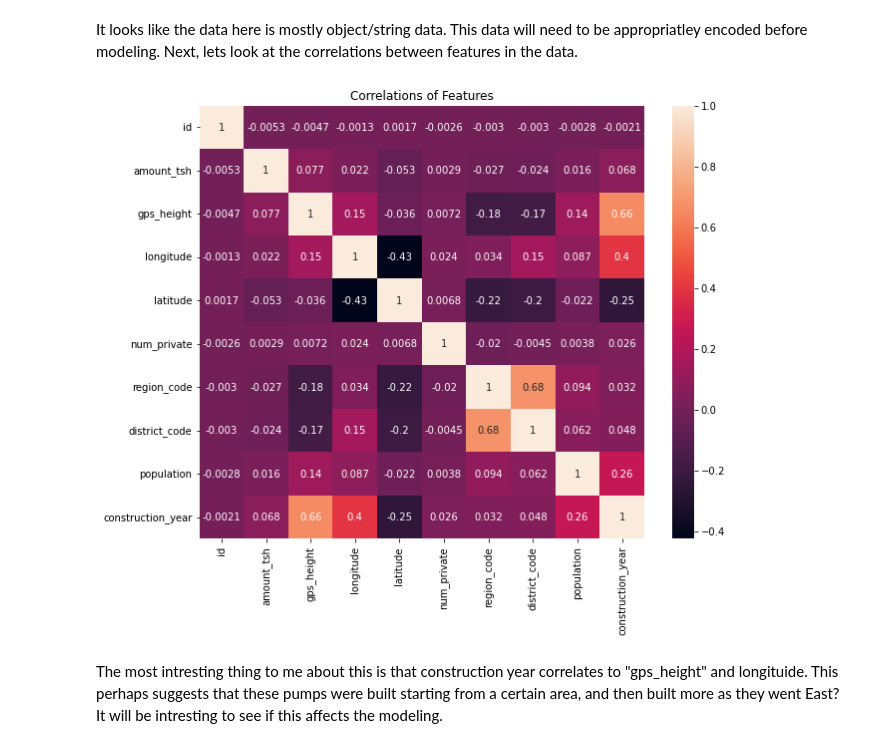
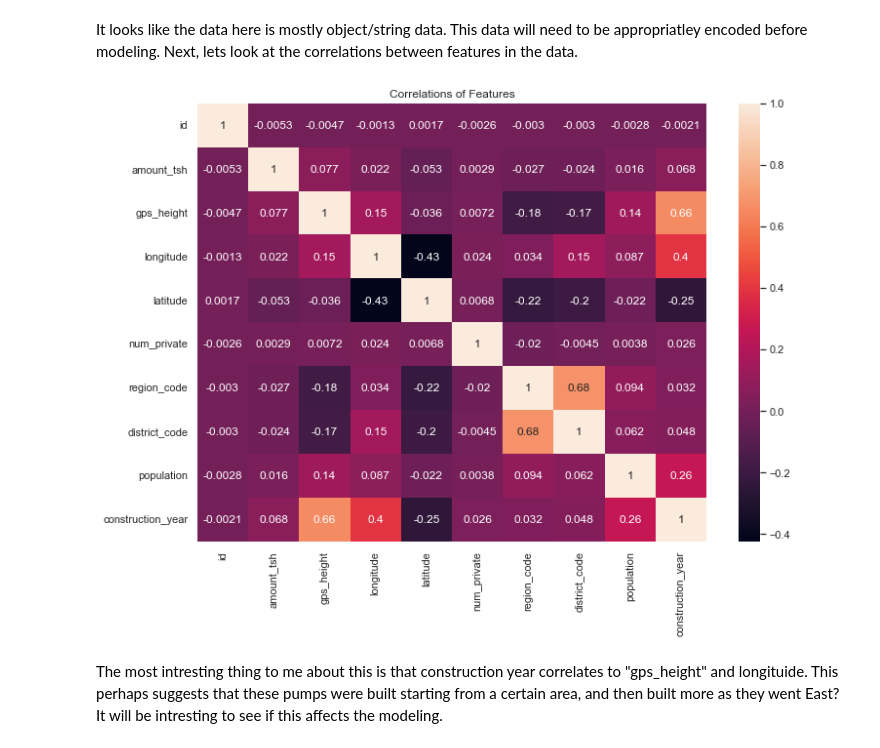
Before and after one commit to austint1121/WaterPumpPrediction, a Jupyter notebook: EDA.ipynb, the cells around one changed output. Cells and saved outputs as stored; diff of their text form; code cells hidden in the pictures.

```diff
--- a/EDA.ipynb
+++ b/EDA.ipynb
@@ -7,6 +7,7 @@ import pandas as pd
 import numpy as np
 import matplotlib.pyplot as plt
 import seaborn as sns
+sns.set(rc={'figure.figsize':(11.7,8.27)})
 # %%
 # Load training data into dataframe
 X_train = pd.read_csv('./Data/Training_Features.csv')
@@ -82,14 +83,11 @@ memory usage: 18.1+ MB
 # %% [markdown]
 It looks like the data here is mostly object/string data. This data will need to be appropriatley encoded before modeling. Next, lets look at the correlations between features in the data.
 # %%
-# Create figure and axis
-fig, ax = plt.subplots(figsize = (10, 8))
-
 # Create heatmap
-feature_heat = sns.heatmap(X_train.corr(), annot=True, ax=ax)
+feature_heat = sns.heatmap(X_train.corr(), annot=True)
 feature_heat.set(title='Correlations of Features');
 # %% [output]
-[figure, old version]
+[figure, new version]
 # %% [markdown]
 The most intresting thing to me about this is that construction year correlates to "gps_height" and longituide. This perhaps suggests that these pumps were built starting from a certain area, and then built more as they went East? It will be intresting to see if this affects the modeling.
 # %%
```
Also changed, not shown: parts of 12 cells of this notebook.
